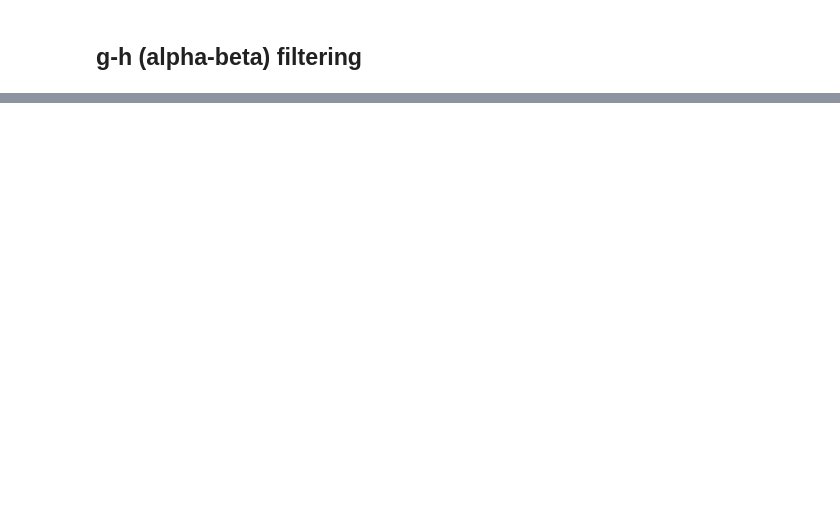
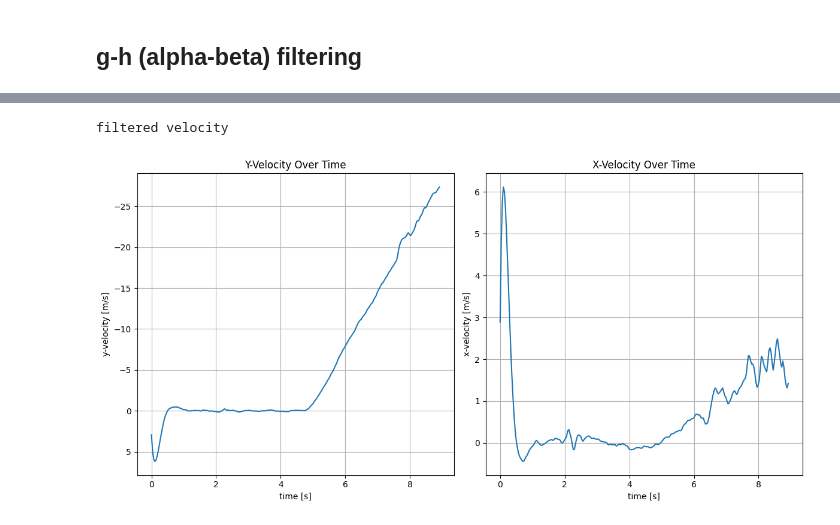
Before and after one commit to piotrdurniat/image-and-video-analysis-and-processing, a Jupyter notebook: lab8/Lab8.2_zadanie.ipynb, the cells around one changed output, grey strips where cells are left out. Saved outputs shown, nothing was run; the diff lists cells and outputs as text; code cells hidden in the pictures; blank space fills up the shorter version.

```diff
--- a/lab8/Lab8.2_zadanie.ipynb
+++ b/lab8/Lab8.2_zadanie.ipynb
@@ -680,0 +687,10 @@ plot_velocity(velocity_filtered, meter_per_px, fps)
+# %%
+velocity_filtered = g_h_filter_2d(
+    data=np.array(velocity_from_filtered_pos), x0=0, dx=1.0, g=0.3, h=0.05, dt=1.0
+)
+
+print("filtered velocity")
+plot_velocity(velocity_filtered, meter_per_px, fps)
+# %% [output]
+filtered velocity
+[figure, added]
```
Also changed, not shown: parts of 22 cells of this notebook.
